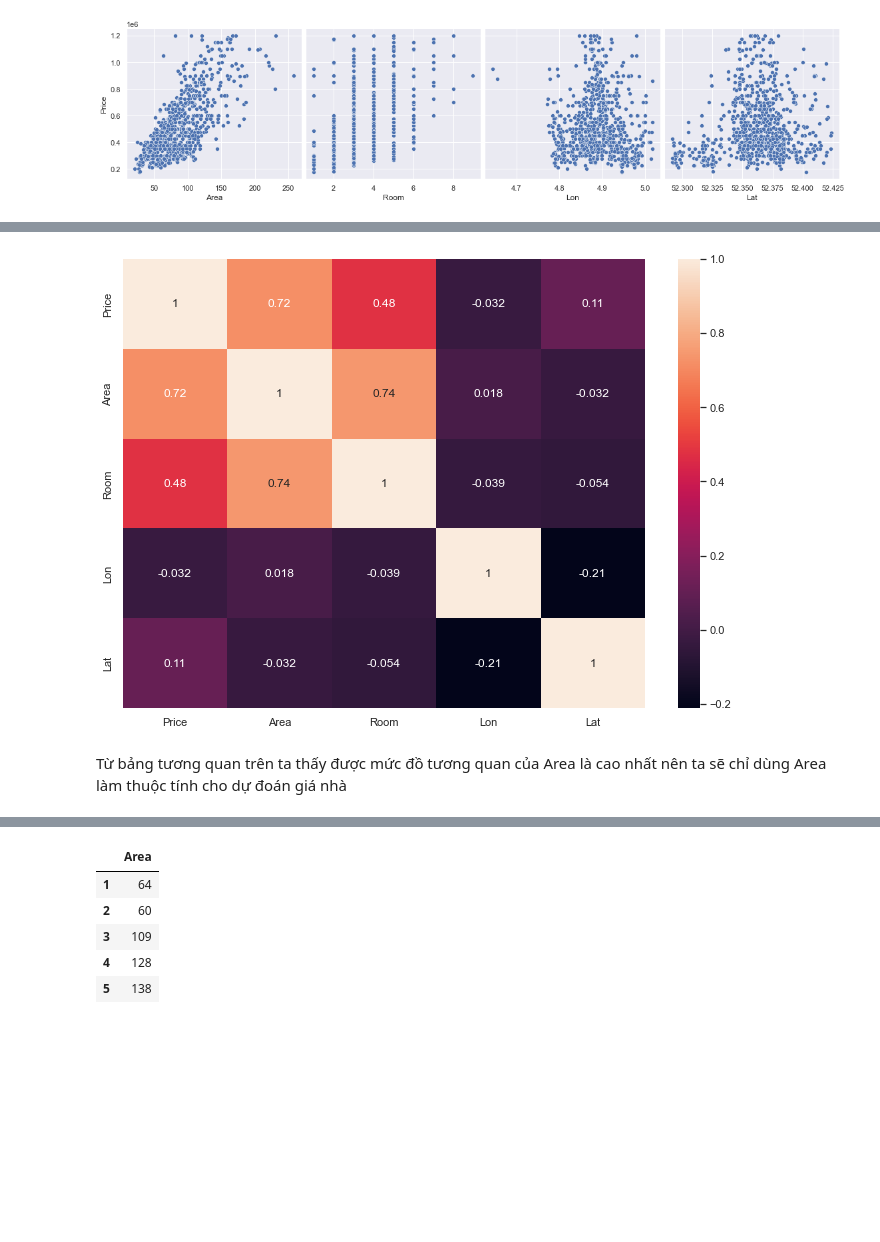
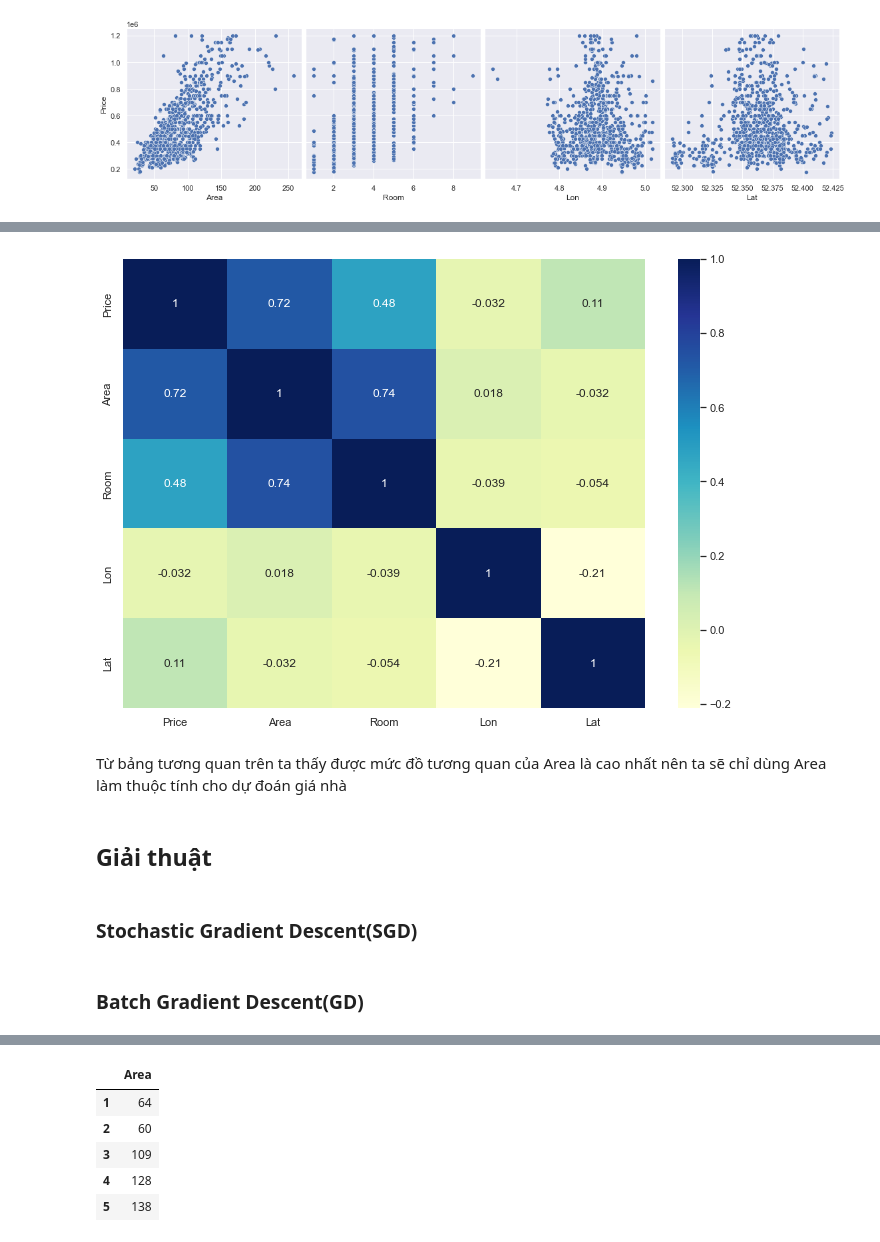
Before and after one commit to duybao901/ml-preds-house, a Jupyter notebook: house-price-prediction-custome.ipynb, the cells around one changed output, grey strips where cells are left out. Saved outputs shown, nothing was run; the diff lists cells and outputs as text; code cells hidden in the pictures; blank space fills up the shorter version.

```diff
--- a/house-price-prediction-custome.ipynb
+++ b/house-price-prediction-custome.ipynb
@@ -170,7 +175,12 @@ sns.pairplot(data)
 # %%
-sns.heatmap(data.corr(), annot = True)
+# correlation graph between attributes
+sns.heatmap(data.corr(), annot = True, cmap="YlGnBu")
 plt.show()
 # %% [output]
-[figure, old version]
+[figure, new version]
 # %% [markdown]
 Từ bảng tương quan trên ta thấy được mức đồ tương quan của Area là cao nhất nên ta sẽ chỉ dùng Area làm thuộc tính cho dự đoán giá nhà
+# %% [markdown]
+## Giải thuật
+# %% [markdown]
+### Stochastic Gradient Descent(SGD)
@@ -176,0 +218,2 @@ Từ bảng tương quan trên ta thấy được mức đồ tương quan của
+# %% [markdown]
+### Batch Gradient Descent(GD)
```
Also changed, not shown: parts of 56 cells of this notebook.
